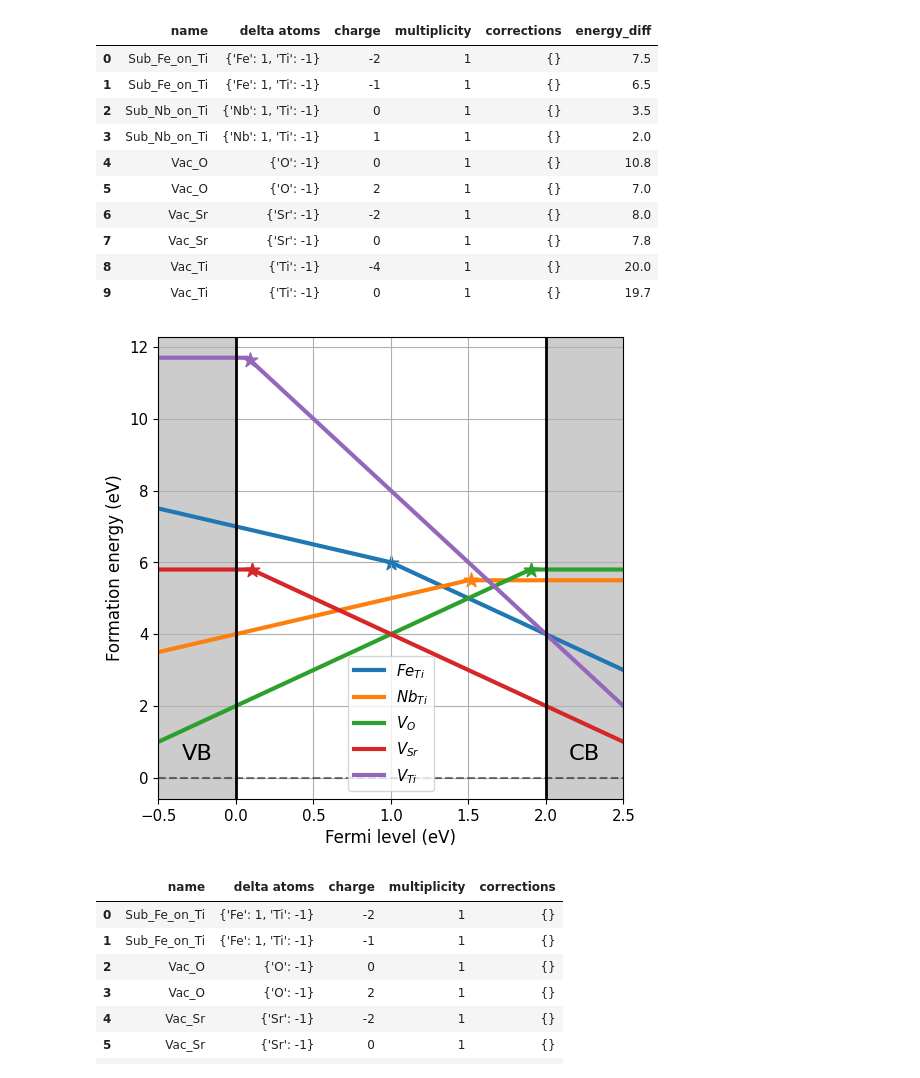
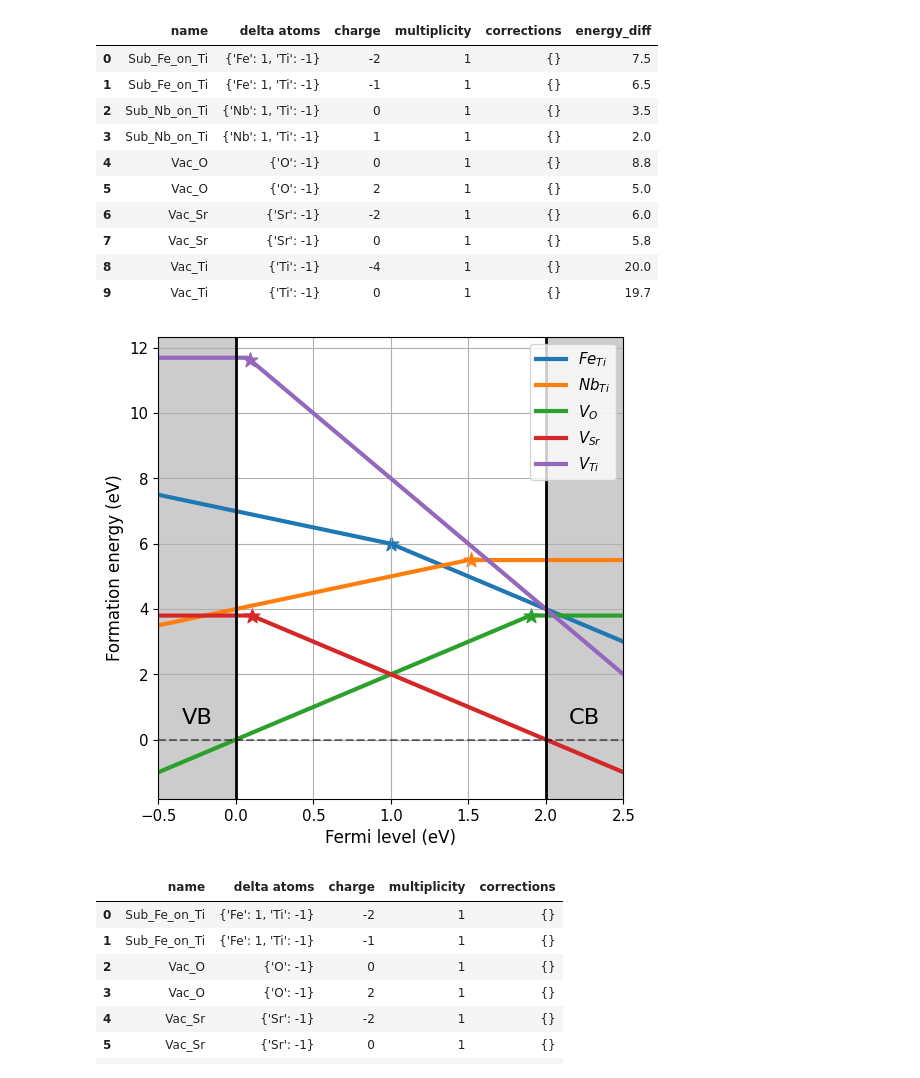
Before and after one commit to lorenzo-villa-hub/defermi, a Jupyter notebook: tutorials/plotter.ipynb, the cells around one changed output. Drawn from its saved outputs; the diff is of its cells as text; code cells hidden in the pictures.

```diff
--- a/tutorials/plotter.ipynb
+++ b/tutorials/plotter.ipynb
@@ -6,33 +6,33 @@
 # %%
 import pandas as pd
 from defermi import DefectsAnalysis
 
 bulk_volume = 800 # cubic Amstrong
 data = [
-{'name': 'Vac_O','charge': 2,'multiplicity': 1,'energy_diff': 7,'bulk_volume': bulk_volume},
-{'name': 'Vac_O','charge':0,'multiplicity':1,'energy_diff': 10.8, 'bulk_volume': bulk_volume},
-{'name': 'Vac_Sr','charge': -2,'multiplicity': 1,'energy_diff': 8,'bulk_volume': bulk_volume},
-{'name': 'Vac_Sr','charge': 0,'multiplicity': 1,'energy_diff': 7.8,'bulk_volume': bulk_volume},
+{'name': 'Vac_O','charge': 2,'multiplicity': 1,'energy_diff': 5,'bulk_volume': bulk_volume},
+{'name': 'Vac_O','charge':0,'multiplicity':1,'energy_diff': 8.8, 'bulk_volume': bulk_volume},
+{'name': 'Vac_Sr','charge': -2,'multiplicity': 1,'energy_diff': 6,'bulk_volume': bulk_volume},
+{'name': 'Vac_Sr','charge': 0,'multiplicity': 1,'energy_diff': 5.8,'bulk_volume': bulk_volume},
 {'name': 'Vac_Ti','charge': -4,'multiplicity': 1,'energy_diff': 20,'bulk_volume': bulk_volume},
 {'name': 'Vac_Ti','charge': 0,'multiplicity': 1,'energy_diff': 19.7,'bulk_volume': bulk_volume},
 {'name': 'Sub_Fe_on_Ti','charge': -1,'multiplicity': 1,'energy_diff': 6.5,'bulk_volume': bulk_volume},
 {'name': 'Sub_Fe_on_Ti','charge': -2,'multiplicity': 1,'energy_diff': 7.5,'bulk_volume': bulk_volume},
 {'name': 'Sub_Nb_on_Ti','charge': 1,'multiplicity': 1,'energy_diff': 2,'bulk_volume': bulk_volume},
 {'name': 'Sub_Nb_on_Ti','charge': 0,'multiplicity': 1,'energy_diff': 3.5,'bulk_volume': bulk_volume},
 ]
 df = pd.DataFrame(data)
 da = DefectsAnalysis.from_dataframe(df,band_gap=2.0,vbm=0.0)
 da.table(display=['energy_diff'])
 # %% [output]
 |  | name | delta atoms | charge | multiplicity | corrections | energy_diff |
 | 0 | Sub_Fe_on_Ti | {'Fe': 1, 'Ti': -1} | -2 | 1 | {} | 7.5 |
 | 1 | Sub_Fe_on_Ti | {'Fe': 1, 'Ti': -1} | -1 | 1 | {} | 6.5 |
 | 2 | Sub_Nb_on_Ti | {'Nb': 1, 'Ti': -1} | 0 | 1 | {} | 3.5 |
 | 3 | Sub_Nb_on_Ti | {'Nb': 1, 'Ti': -1} | 1 | 1 | {} | 2.0 |
-| 4 | Vac_O | {'O': -1} | 0 | 1 | {} | 10.8 |
-| 5 | Vac_O | {'O': -1} | 2 | 1 | {} | 7.0 |
-| 6 | Vac_Sr | {'Sr': -1} | -2 | 1 | {} | 8.0 |
-| 7 | Vac_Sr | {'Sr': -1} | 0 | 1 | {} | 7.8 |
+| 4 | Vac_O | {'O': -1} | 0 | 1 | {} | 8.8 |
+| 5 | Vac_O | {'O': -1} | 2 | 1 | {} | 5.0 |
+| 6 | Vac_Sr | {'Sr': -1} | -2 | 1 | {} | 6.0 |
+| 7 | Vac_Sr | {'Sr': -1} | 0 | 1 | {} | 5.8 |
 | 8 | Vac_Ti | {'Ti': -1} | -4 | 1 | {} | 20.0 |
 | 9 | Vac_Ti | {'Ti': -1} | 0 | 1 | {} | 19.7 |
 # %%
@@ -40,5 +40,5 @@ chempots = {'O':-5,'Sr':-2,'Fe':-8.5,'Ti':-8,'Nb':-10}
 bulk_dos = {'m_eff_e':0.5,'m_eff_h':0.4}
 da.plot_formation_energies(chempots);
 # %% [output]
-[figure, old version]
+[figure, new version]
 # %%
```
Also changed, not shown: parts of 13 cells of this notebook, 2 other files.
